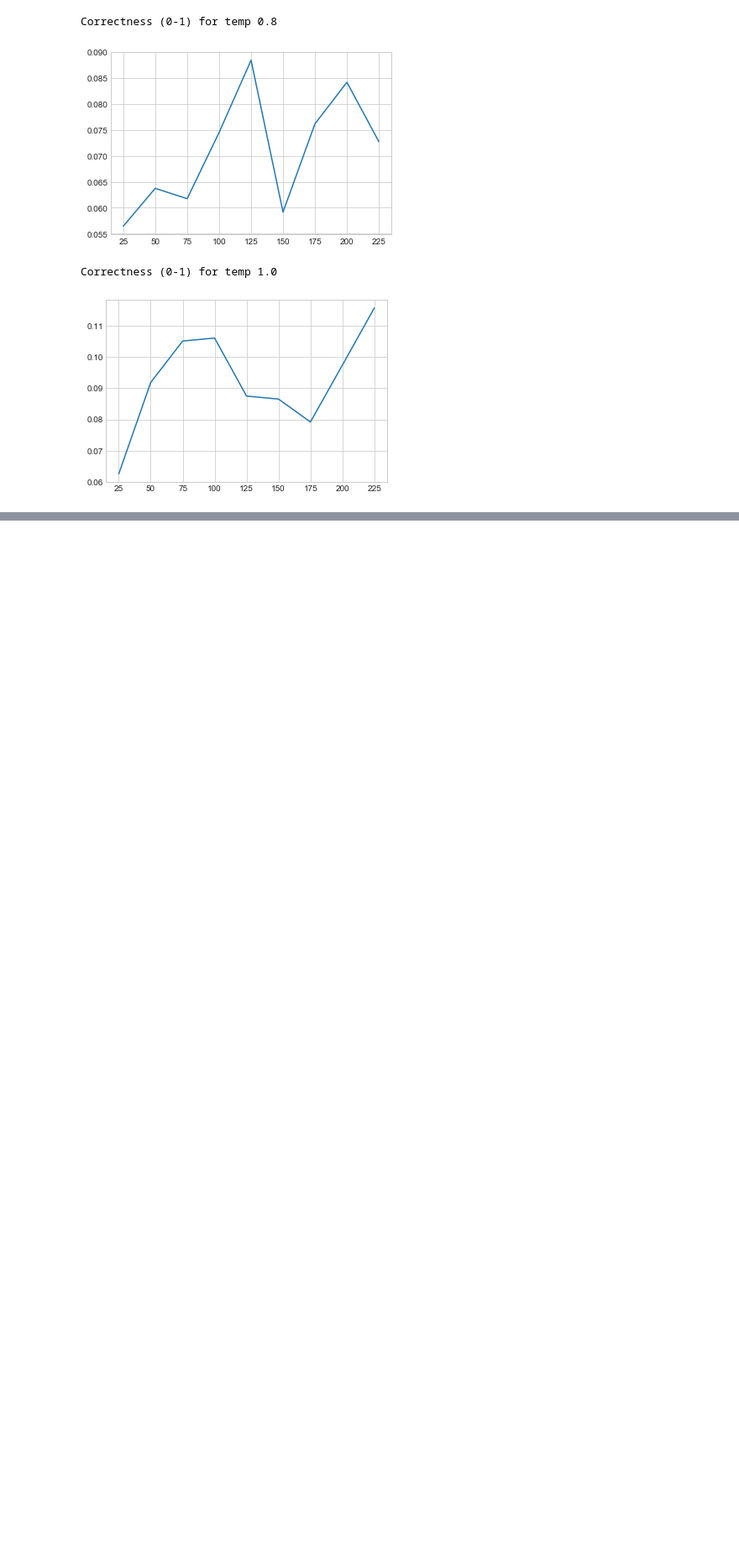
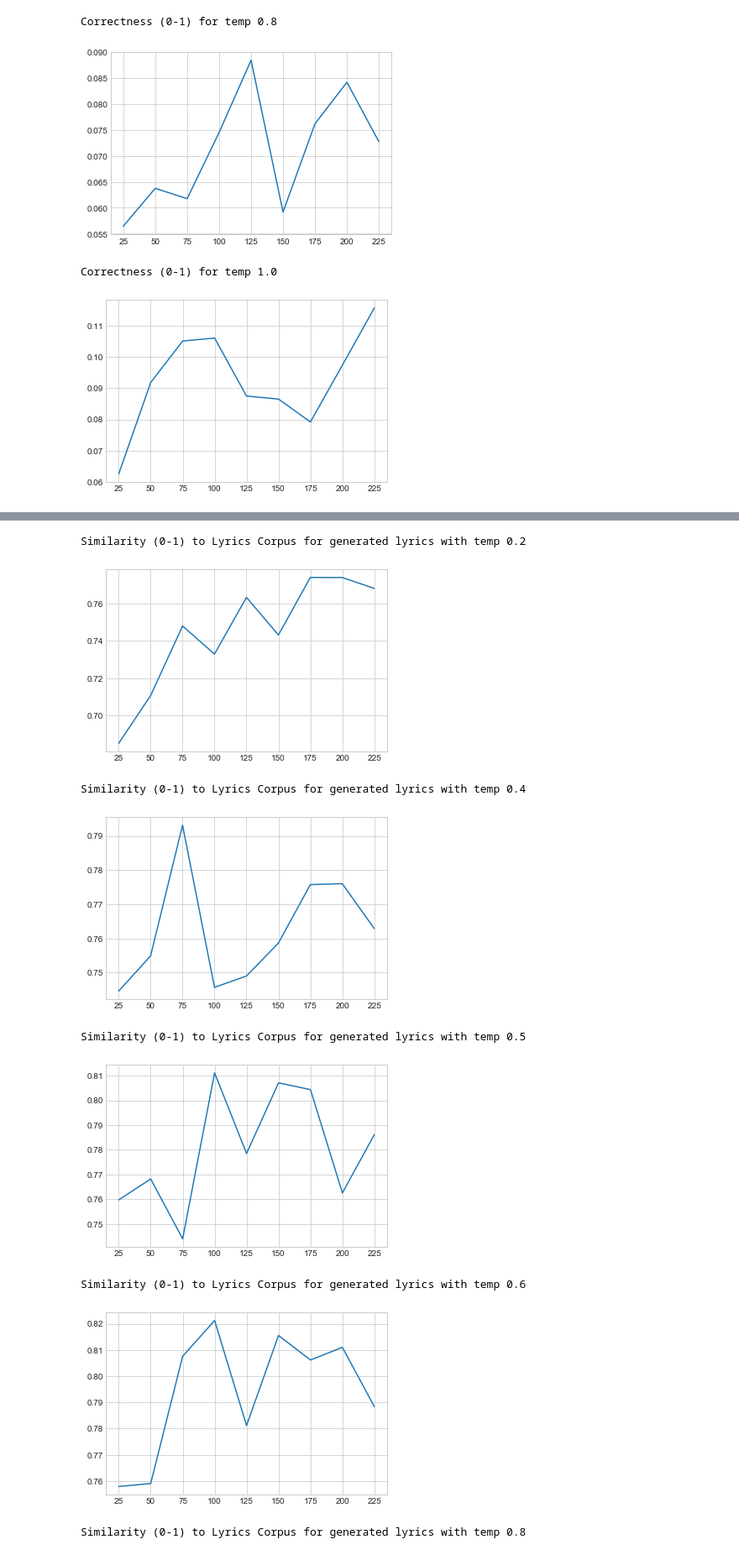
Before and after one commit to MrBanhBao/dl4tm-project, a Jupyter notebook: exploration/evaluation.ipynb, the cells around one changed output, grey strips where cells are left out. Shown at 84% size. Saved outputs shown, nothing was run; the diff lists cells and outputs as text; code cells hidden in the pictures; blank space fills up the shorter version.

```diff
--- a/exploration/evaluation.ipynb
+++ b/exploration/evaluation.ipynb
@@ -104,0 +204,22 @@ Correctness (0-1) for temp 1.0
+# %%
+json_path = '../data/deutsch'
+artists = ['Bushido']
+
+data = load_json(json_path, artists)
+df = json_normalize(data)
+
+lyrics = normalize_lyric(''.join(df.lyrics.values))
+# %%
+source = '../outputs/wordbased/LSTM/'
+df = create_df_docsim(source, lyrics)
+plot_docsims_epochs(df)
+# %% [output]
+Similarity (0-1) to Lyrics Corpus for generated lyrics with temp 0.2
+[figure, added]
+Similarity (0-1) to Lyrics Corpus for generated lyrics with temp 0.4
+[figure, added]
+Similarity (0-1) to Lyrics Corpus for generated lyrics with temp 0.5
+[figure, added]
+Similarity (0-1) to Lyrics Corpus for generated lyrics with temp 0.6
+[figure, added]
+Similarity (0-1) to Lyrics Corpus for generated lyrics with temp 0.8
```
Also changed, not shown: parts of 9 cells of this notebook, 23 other files.
